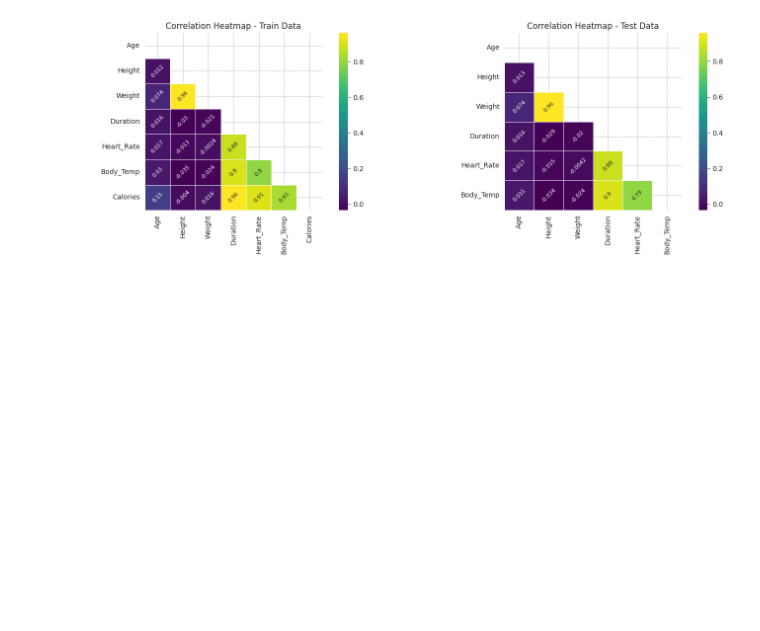
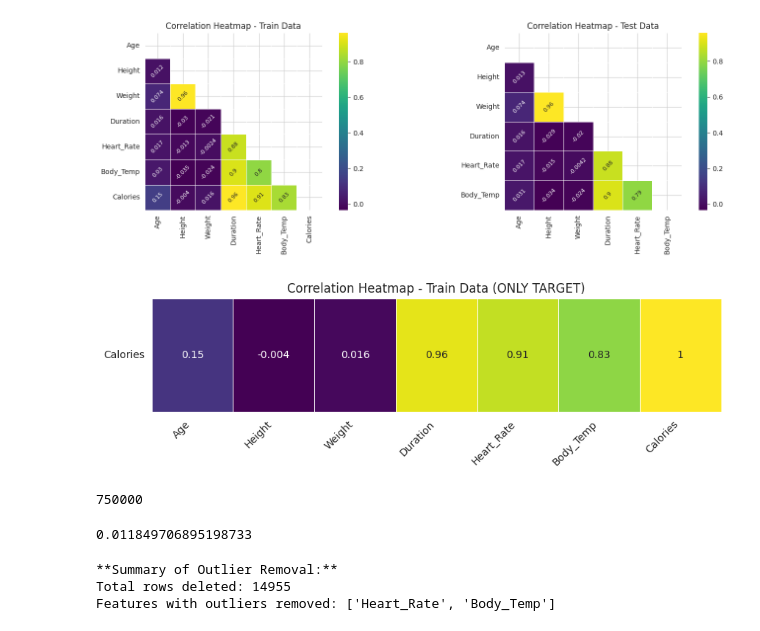
Before and after one commit to nakakonakako/kaggle, a Jupyter notebook: calorie/calorie.ipynb, the cells around one changed output. Drawn from its saved outputs; the diff is of its cells as text; code cells hidden in the pictures; blank space fills up the shorter version.

```diff
--- a/calorie/calorie.ipynb
+++ b/calorie/calorie.ipynb
@@ -147,3 +147,70 @@ plt.tight_layout()
 plt.show()
 # %% [output]
 [figure]
+# %%
+corr_train = train[train_variables].corr()[["Calories"]].T
+annot_kws = {"size": 10}
+
+plt.figure(figsize=(10, 2))
+ax_train = sns.heatmap(corr_train, cmap="viridis", annot=True,
+                       square=False, linewidths=0.5, annot_kws=annot_kws,
+                       cbar=False)
+
+plt.xticks(rotation=45, ha="right")
+plt.title("Correlation Heatmap - Train Data (ONLY TARGET)")
+plt.yticks(rotation=0)
+
+plt.show()
+# %% [output]
+[figure, added]
+# %%
+len(train)
+# %% [output]
+750000
+# %%
+from category_encoders import TargetEncoder
+from sklearn.model_selection import KFold
+
+train["Sex_te_oof"] = np.nan
+kf = KFold(n_splits=5, shuffle=True, random_state=42)
+for tr_idx, val_idx in kf.split(train):
+  te = TargetEncoder(smoothing=0.3)
+  te.fit(train.loc[tr_idx, ["Sex"]], train.loc[tr_idx, "Calories"])
+  train.loc[val_idx, "Sex_te_oof"] = te.transform(train.loc[val_idx, ["Sex"]])["Sex"].values
+
+corr_oof = train["Sex_te_oof"].corr(train["Calories"])
+corr_oof
+# %% [output]
+0.011849706895198733
+# %%
+features = ["Duration", "Heart_Rate", "Body_Temp"]
+def remove_outliers(data, column):
+  Q1 = data[column].quantile(0.25)
+  Q3 = data[column].quantile(0.75)
+  IQR = Q3 - Q1
+  lower_bound = Q1 - 1.5 * IQR
+  upper_bound = Q3 + 1.5 * IQR
+  filtered_data = data[(data[column] >= lower_bound) & (data[column] <= upper_bound)]
+  rows_deleted = len(data) - len(filtered_data)
+  return filtered_data, rows_deleted
+
+rows_deleted_total = 0
+features_with_outliers = []
+
+for column in features:
+  train_filtered, rows_deleted = remove_outliers(train, column)
+  if rows_deleted > 0:
+    train = train_filtered
+    rows_deleted_total += rows_deleted
+    features_with_outliers.append(column)
+
+print("**Summary of Outlier Removal:**")
+if features_with_outliers:
+    print(f"Total rows deleted: {rows_deleted_total}")
+    print(f"Features with outliers removed: {features_with_outliers}")
+else:
+    print("No significant outliers detected. No rows removed.")
+# %% [output]
+**Summary of Outlier Removal:**
+Total rows deleted: 14955
+Features with outliers removed: ['Heart_Rate', 'Body_Temp']
```
Also changed, not shown: parts of 5 cells of this notebook, 1 other file.
